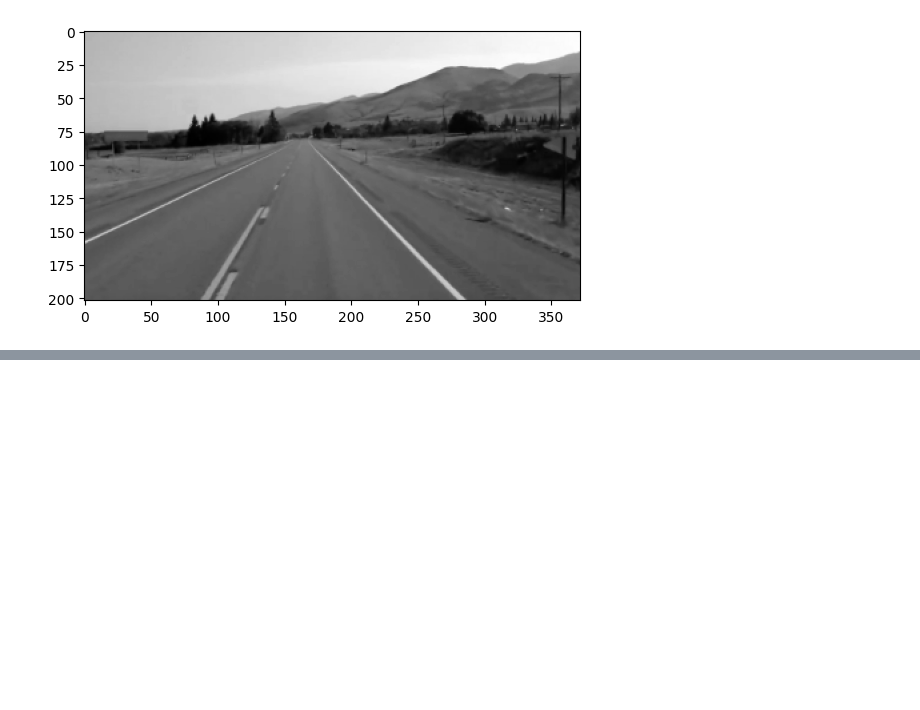
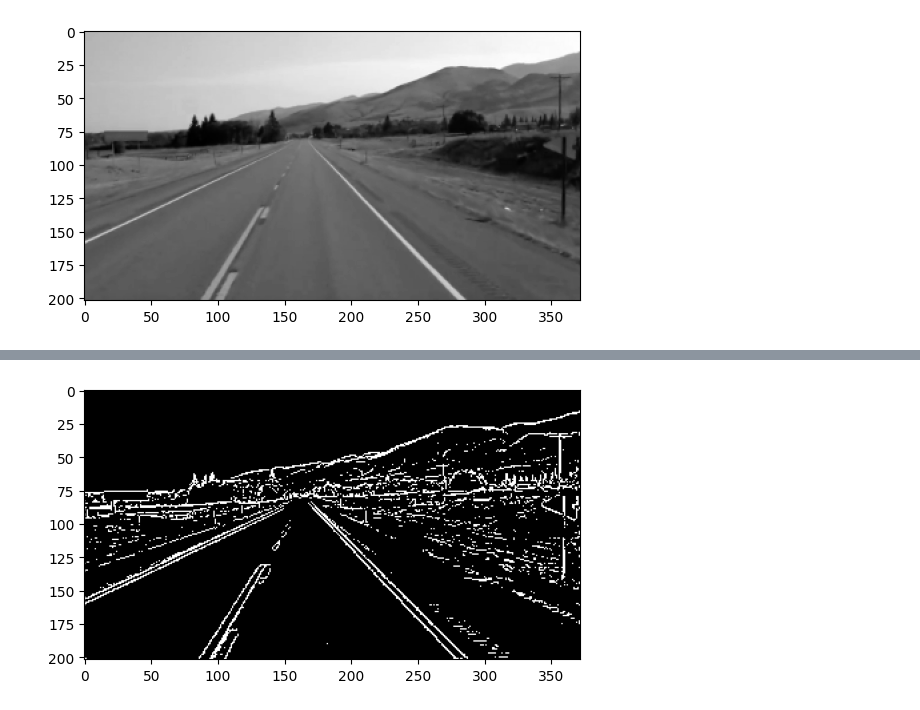
Before and after one commit to MohamedFarid612/Image-Processing-Filters-For-ImageCartoonifying-and-Road-Lane-Detection-Using-Hough-Transform, a Jupyter notebook: Hough.ipynb, the cells around one changed output, grey strips where cells are left out. Drawn from its saved outputs; the diff is of its cells as text; code cells hidden in the pictures; blank space fills up the shorter version.

```diff
--- a/Hough.ipynb
+++ b/Hough.ipynb
@@ -32,0 +33,8 @@ plt.show()
+# %%
+# malhash lazma tagreba fakat 3ashan ashouf el laplacian
+white = np.ones(img.shape, dtype=np.uint8) * 255
+white[laplacian < 10] = 0
+plt.imshow(white)
+plt.show()
+# %% [output]
+[figure, added]
```
Also changed, not shown: parts of 2 cells of this notebook.
